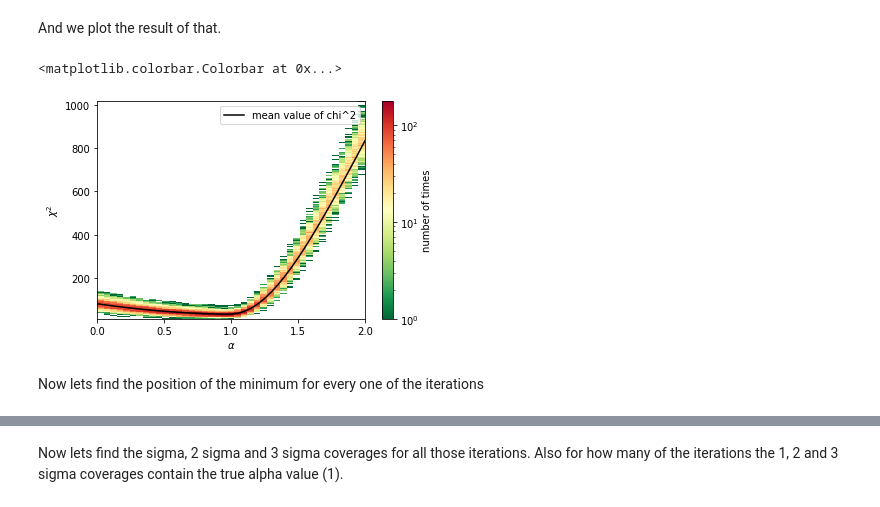
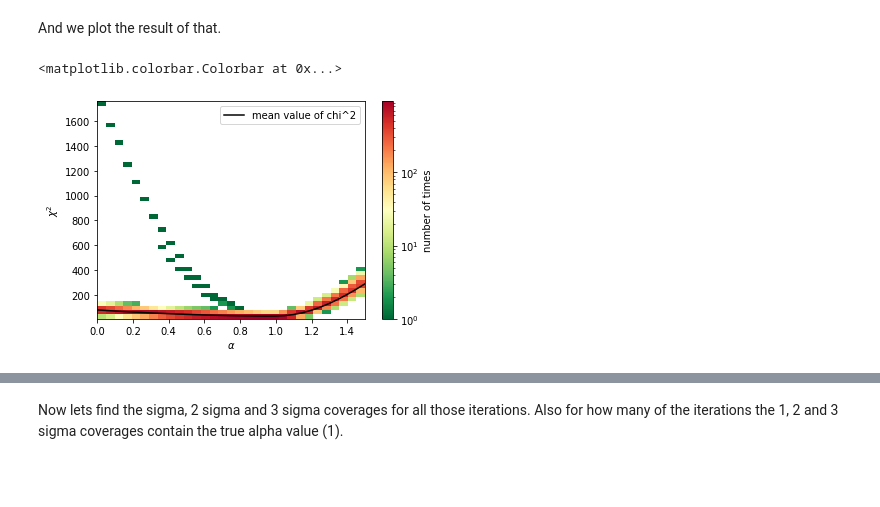
Before and after one commit to R-Grau/EBLpy, a Jupyter notebook: Multiple_Broken_power_law_multiple2.ipynb, the cells around one changed output, grey strips where cells are left out. Drawn from its saved outputs; the diff is of its cells as text; code cells hidden in the pictures; blank space fills up the shorter version.

Commit message:
now the initial guess is the previous fit result to avoid convergence issues

```diff
--- a/Multiple_Broken_power_law_multiple2.ipynb
+++ b/Multiple_Broken_power_law_multiple2.ipynb
@@ -262,6 +262,10 @@ We finally run our simulation. First we generate 2 random samples of the backgro
 niter = 1000 #number of iterations (1000 iterations take ~19 min)
 chisqs_iter = []
 alphas_iter = []
+initial_guess_pos = 1.5
+step = 0.05
+last_bin = 2.
+first_bin = 0.
 
 for j in range(niter):
     my_generator = np.random.default_rng(j)
@@ -295,12 +299,12 @@ for j in range(niter):
     SED_u = np.square(E[3:37]) * dNdE_b_u
 
     chisqs = []
-    #alphas = np.arange(0,2.05,0.05) #if you want to change the alpha values
-    alphas1 = np.arange(1.05,2.05,0.05)
-    alphas2 = np.arange(1, -0.05, -0.05)
-    alphas = np.append(alphas1, alphas2)
+    # alphas = np.arange(0,2.05,0.05) #if you want to change the alpha values
+    #alphas1 = np.arange(initial_guess_pos + step, last_bin + step, step)
+    alphas = np.arange(initial_guess_pos, first_bin - step, -step)
+    #alphas = np.append(alphas1, alphas2)
 
-    alpha = 1
+    alpha = initial_guess_pos
     dNdE2 = dNdE_b[4:] * np.exp(alpha*tau[7:37])
     dNdE2_u = dNdE_b_u[4:] * np.exp(alpha*tau[7:37])
     SED2 = np.square(E[7:37]) * dNdE2
@@ -318,7 +322,7 @@ for j in range(niter):
 
     for i in range(len(alphas)):
         alpha = alphas[i]
-        print("alpha = ", alpha)
+        #print("alpha = ", alpha)
         dNdE2 = dNdE_b[4:] * np.exp(alpha*tau[7:37])
         dNdE2_u = dNdE_b_u[4:] * np.exp(alpha*tau[7:37])
         SED2 = np.square(E[7:37]) * dNdE2
@@ -328,14 +332,14 @@ for j in range(niter):
         knots = 3
         ydata_u = SED_u2
         initial_guess = initial_guess_mat[i] #phi_0, lam1, deltas (len(deltas)=knots))
-        if alpha == 1.:
-            initial_guess = initial_guess_mat [0]
+        # if alpha == initial_guess_pos:
+        #     initial_guess = initial_guess_mat [0]
         things = multiple_bpl_fit(initial_guess=initial_guess)
         if i < (len(alphas)):
             initial_guess_mat[i+1] = things.values
         chi2 = chisq(SED2, multiple_bpl(E[7:37], things.values), SED_u2)
         chisqs.append(chi2)
-        # if alpha == 0.75:# or alpha == 0.15 or alpha == 0.9 or alpha == 1.:
+        # if alpha == 1.5 and j == 1:# or alpha == 0.15 or alpha == 0.9 or alpha == 1.:
         #     print(chi2)
         #     plt.plot(xdata, multiple_bpl(xdata, things.values), label='concave fit', color = 'orange')
         #     plt.errorbar(xdata, ydata, label='original',yerr = ydata_u, capsize=3, fmt='o', alpha=0.8)
@@ -474,22 +408,20 @@ And we plot the result of that.
 # %%
 chisqs_iter = np.array(chisqs_iter)
 alphas_iter = np.array(alphas_iter)
 alphas_iter2 = np.concatenate(alphas_iter)  #As the simulation takes long, the plot is made separately so one can change the plot without having to simulate everything again
 chisqs_iter2 = np.concatenate(chisqs_iter)
-order = np.argsort(alphas_iter[1])
+order = np.argsort(alphas_iter[0])
 
 
 fig, ax = plt.subplots()
-ax.plot(np.take_along_axis(alphas_iter[1], order, axis=0), np.take_along_axis(np.mean(chisqs_iter,0), order, axis=0), color = "black", label="mean value of chi^2")
-h = ax.hist2d(alphas_iter2, chisqs_iter2, bins=[41,300], norm = colors.LogNorm(), cmap = "RdYlGn_r", label="histogram of chi^2 values")
+ax.plot(np.take_along_axis(alphas_iter[0], order, axis=0), np.take_along_axis(np.mean(chisqs_iter,0), order, axis=0), color = "black", label="mean value of chi^2")
+h = ax.hist2d(alphas_iter2, chisqs_iter2, bins=[len(alphas_iter[0]),50], norm = colors.LogNorm(), cmap = "RdYlGn_r", label="histogram of chi^2 values")
 ax.set_xlabel(r'$\alpha$')
 ax.set_ylabel(r'$\chi^2$')
 ax.legend()
-# ax.set_ylim(0,100000)
-# ax.set_xlim(0.,1.15)
+# ax.set_ylim(0,100)
+# ax.set_xlim(0.5,1.15)
 fig.colorbar(h[3], ax=ax, label="number of times")
 # %% [output]
 <matplotlib.colorbar.Colorbar at 0x...>
-[figure, old version]
+[figure, new version]
-# %% [markdown]
-Now lets find the position of the minimum for every one of the iterations
```
Also changed, not shown: parts of 12 cells of this notebook.
